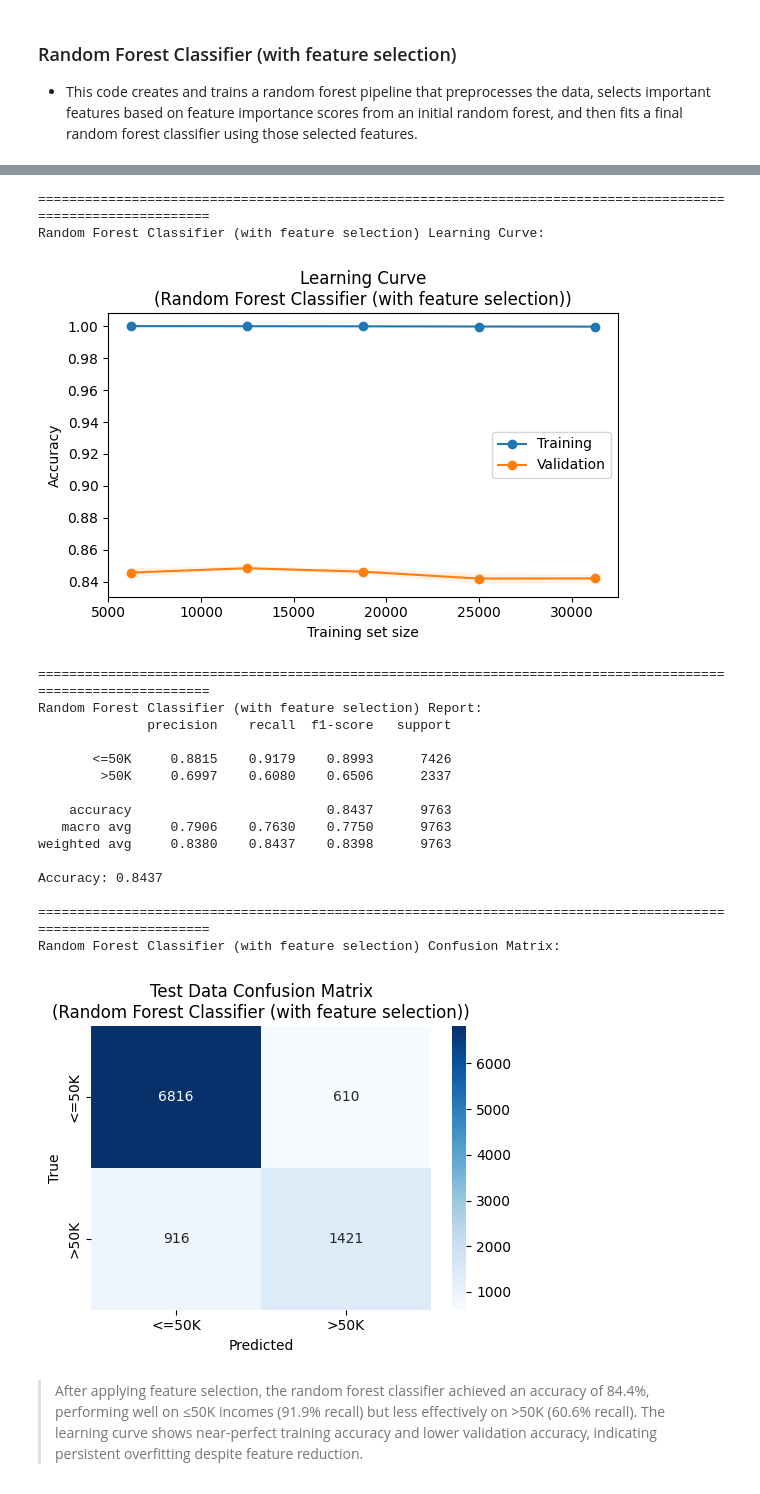
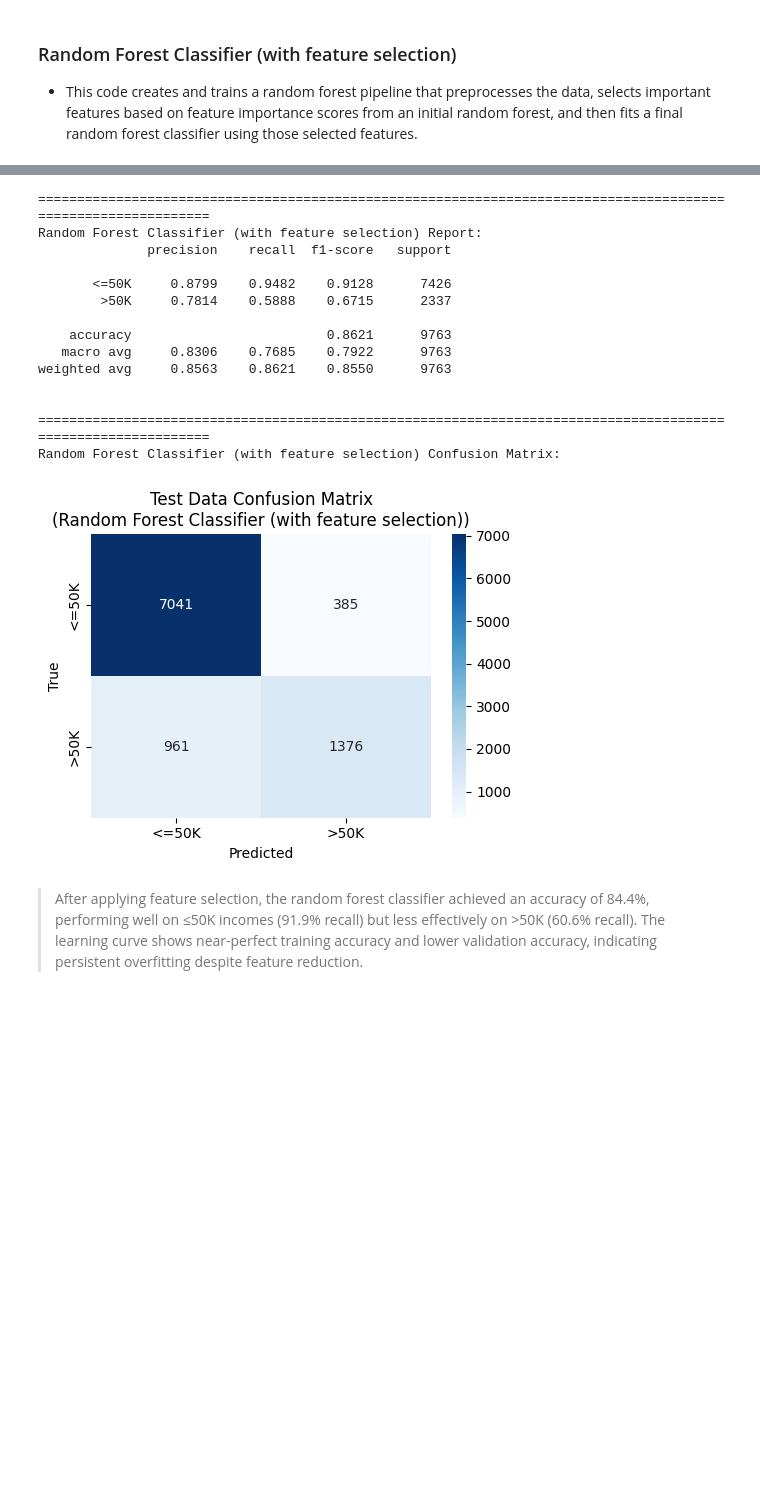
Before and after one commit to ryan-bulger/5509-Final-Project, a Jupyter notebook: 5509_income_modeling.ipynb, the cells around one changed output, grey strips where cells are left out. Cells and saved outputs as stored; diff of their text form; code cells hidden in the pictures; blank space fills up the shorter version.

```diff
--- a/5509_income_modeling.ipynb
+++ b/5509_income_modeling.ipynb
@@ -263,7 +292,7 @@ def best_params_for(results, name):
 - A Logistic Classifier predicts the probability that an observation belongs to a particular class by modeling the relationship between input features and a binary outcome using a logistic (sigmoid) function.
 # %%
 # Define classifier type
-clf_type = 'Logistic Classification'
+clf_type = 'Logistic Classification (base model)'
 
 # Create logistic classifier pipeline instance
 logistic_pipe = SkPipeline(steps=[
@@ -281,5 +310,5 @@ plot_learning_curve(logistic_pipe, X_train, y_train, clf_type)
 y_pred = logistic_pipe.predict(X_test)
 
 # Create classification output
-logistic_report = create_classification_output(y_test, y_pred, clf_type)
+create_classification_output(y_test, y_pred, clf_type)
 # %% [output]
@@ -413,16 +471,25 @@ Imbalanced datasets can influence both how a machine learning model learns and h
 ### Logistic Classifier (with over-sampling)
 -
 # %%
+# Define classifier type
+clf_type = 'Logistic Classification (with over-sampling)'
+
 # Create logistic classifier pipeline instance
 logistic_resample_pipe = ImbPipeline(steps=[
     ('preprocessor', preprocessor_transformer),
-    ('resample', SMOTE(random_state=42)),
-    ('classifier', LogisticRegression(max_iter=2000, n_jobs=-1))
+    ('resampler', SMOTE(random_state=42)),
+    ('classifier', LogisticRegression(max_iter=2000, n_jobs=-1, random_state=42))
 ])
 
 # Fit model
 logistic_resample_pipe = fit_model(logistic_resample_pipe, X_train, y_train, 'logistic_resample_pipe.pkl')
 
+# Plot learning curve
+plot_learning_curve(logistic_resample_pipe, X_train, y_train, clf_type)
+
+# Predict y_test
+y_pred = logistic_resample_pipe.predict(X_test)
+
 # Create classification output
-logistic_resample_accuracy = create_classification_output(logistic_resample_pipe, 'Logistic Classification (with over-sampling)')
+create_classification_output(y_test, y_pred, clf_type)
 # %% [output]
@@ -644,0 +769,22 @@ Features dropped from model:
+# %%
+# Define classifier type
+clf_type = 'Random Forest Classifier (with feature selection)'
+
+# Create random forest classifier pipeline instance
+rf_fs_pipe = SkPipeline(steps=[
+    ('preprocessor', preprocessor_transformer),
+    ('selector', SelectFromModel(RandomForestClassifier(n_estimators=100, random_state=42, n_jobs=-1))),
+    ('classifier', RandomForestClassifier(n_estimators=200, max_depth=15, random_state=42, n_jobs=-1))
+])
+
+# Fit model
+rf_fs_pipe = fit_model(rf_fs_pipe, X_train, y_train, 'rf_fs_pipe.pkl')
+
+# Plot learning curve
+plot_learning_curve(rf_fs_pipe, X_train, y_train, clf_type)
+
+# Predict y_test
+y_pred = rf_fs_pipe.predict(X_test)
+
+# Show the dropped features
+show_selected_features(rf_fs_pipe, clf_type)
@@ -645,26 +814,22 @@ Features dropped from model:
 # %%
 # Create classification output
-rf_fs_accuracy = create_classification_output(rf_fs_pipe, 'Random Forest Classifier (with feature selection)')
+create_classification_output(y_test, y_pred, clf_type)
 # %% [output]
 ==============================================================================================================
-Random Forest Classifier (with feature selection) Learning Curve:
+Random Forest Classifier (with feature selection) Report:
+              precision    recall  f1-score   support
+
+       <=50K     0.8799    0.9482    0.9128      7426
+        >50K     0.7814    0.5888    0.6715      2337
+
+    accuracy                         0.8621      9763
+   macro avg     0.8306    0.7685    0.7922      9763
+weighted avg     0.8563    0.8621    0.8550      9763
+
+
+==============================================================================================================
+Random Forest Classifier (with feature selection) Confusion Matrix:
-[figure, old version]
+[figure, new version]
-==============================================================================================================
-Random Forest Classifier (with feature selection) Report:
-              precision    recall  f1-score   support
-
-       <=50K     0.8815    0.9179    0.8993      7426
-        >50K     0.6997    0.6080    0.6506      2337
-
-    accuracy                         0.8437      9763
-   macro avg     0.7906    0.7630    0.7750      9763
-weighted avg     0.8380    0.8437    0.8398      9763
-
-Accuracy: 0.8437
-
-==============================================================================================================
-Random Forest Classifier (with feature selection) Confusion Matrix:
-[figure, removed]
 # %% [markdown]
 > After applying feature selection, the random forest classifier achieved an accuracy of 84.4%, performing well on ≤50K incomes (91.9% recall) but less effectively on >50K (60.6% recall). The learning curve shows near-perfect training accuracy and lower validation accuracy, indicating persistent overfitting despite feature reduction.
 # %% [markdown]
```
Also changed, not shown: parts of 58 cells of this notebook, 1 other file.
